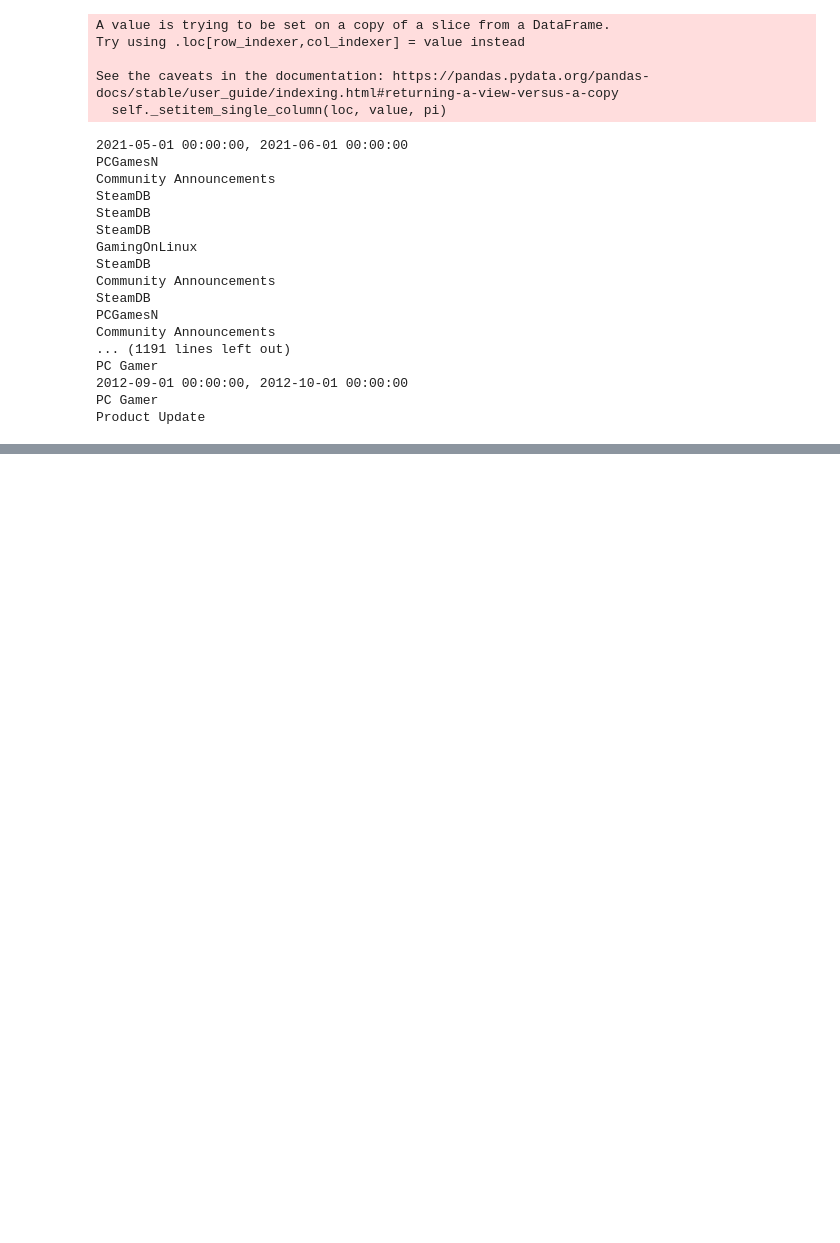
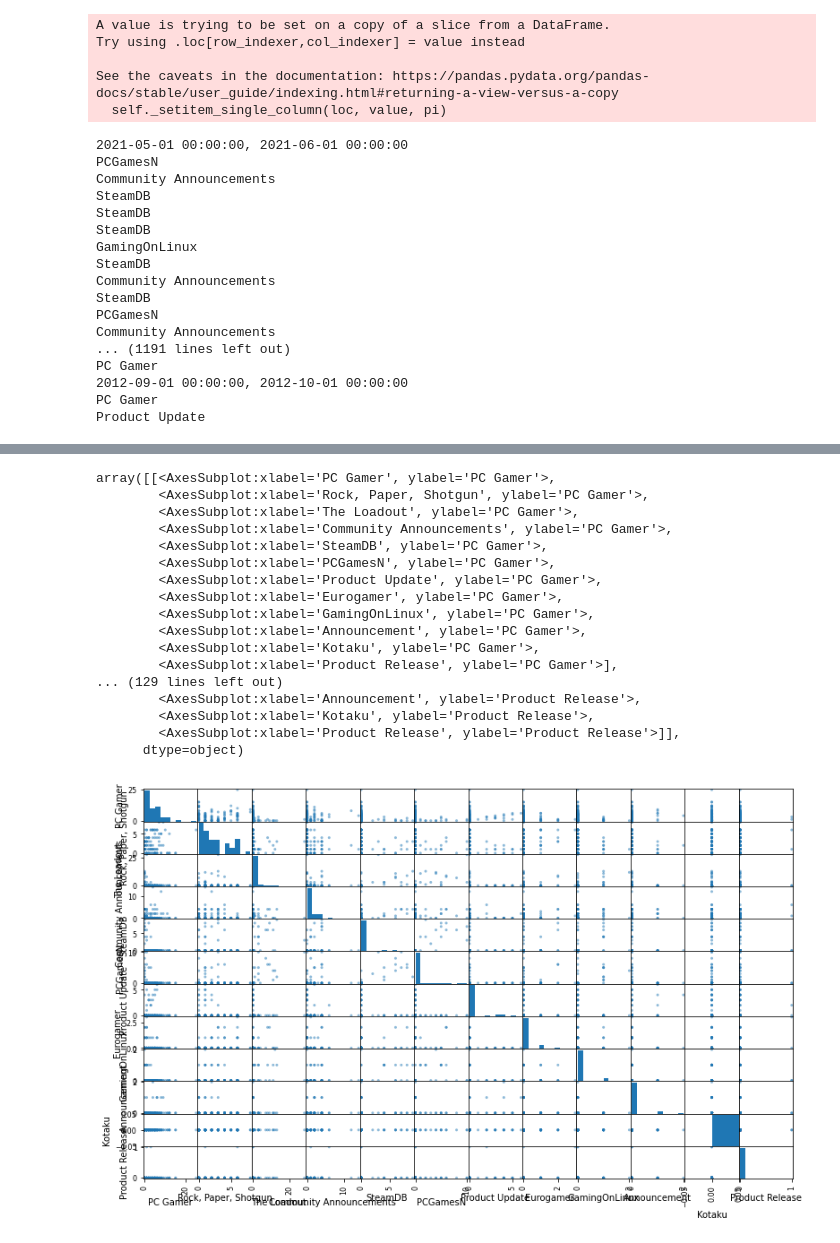
Before and after one commit to SofiaKauser/Steam-Project, a Jupyter notebook: Steam_player_data_varies_with_news_feed.ipynb, the cells around one changed output, grey strips where cells are left out. Saved outputs shown, nothing was run; the diff lists cells and outputs as text; code cells hidden in the pictures; blank space fills up the shorter version.

```diff
--- a/Steam_player_data_varies_with_news_feed.ipynb
+++ b/Steam_player_data_varies_with_news_feed.ipynb
@@ -512,2 +513,22 @@ CSGO
 # %%
 # scatter matrix
+pd.plotting.scatter_matrix(CSGO, figsize=(13,8))
+# %% [output]
+array([[<AxesSubplot:xlabel='PC Gamer', ylabel='PC Gamer'>,
+        <AxesSubplot:xlabel='Rock, Paper, Shotgun', ylabel='PC Gamer'>,
+        <AxesSubplot:xlabel='The Loadout', ylabel='PC Gamer'>,
+        <AxesSubplot:xlabel='Community Announcements', ylabel='PC Gamer'>,
+        <AxesSubplot:xlabel='SteamDB', ylabel='PC Gamer'>,
+        <AxesSubplot:xlabel='PCGamesN', ylabel='PC Gamer'>,
+        <AxesSubplot:xlabel='Product Update', ylabel='PC Gamer'>,
+        <AxesSubplot:xlabel='Eurogamer', ylabel='PC Gamer'>,
+        <AxesSubplot:xlabel='GamingOnLinux', ylabel='PC Gamer'>,
+        <AxesSubplot:xlabel='Announcement', ylabel='PC Gamer'>,
+        <AxesSubplot:xlabel='Kotaku', ylabel='PC Gamer'>,
+        <AxesSubplot:xlabel='Product Release', ylabel='PC Gamer'>],
+... (129 lines left out)
+        <AxesSubplot:xlabel='Announcement', ylabel='Product Release'>,
+        <AxesSubplot:xlabel='Kotaku', ylabel='Product Release'>,
+        <AxesSubplot:xlabel='Product Release', ylabel='Product Release'>]],
+      dtype=object)
+[figure, added]
```
Also changed, not shown: parts of 76 cells of this notebook, 1 other file.
